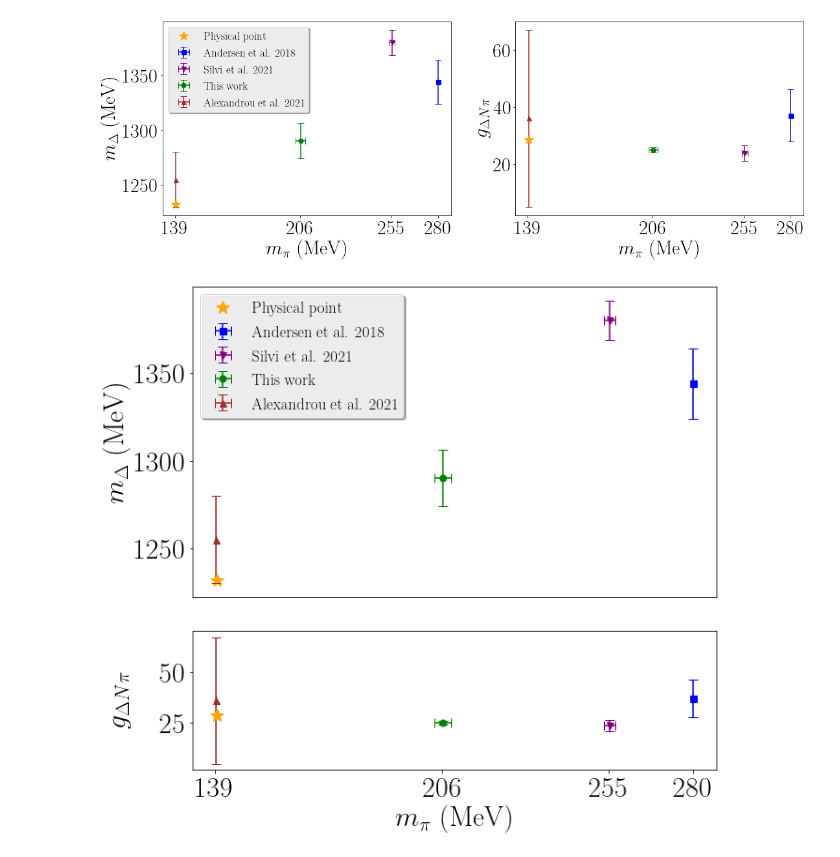
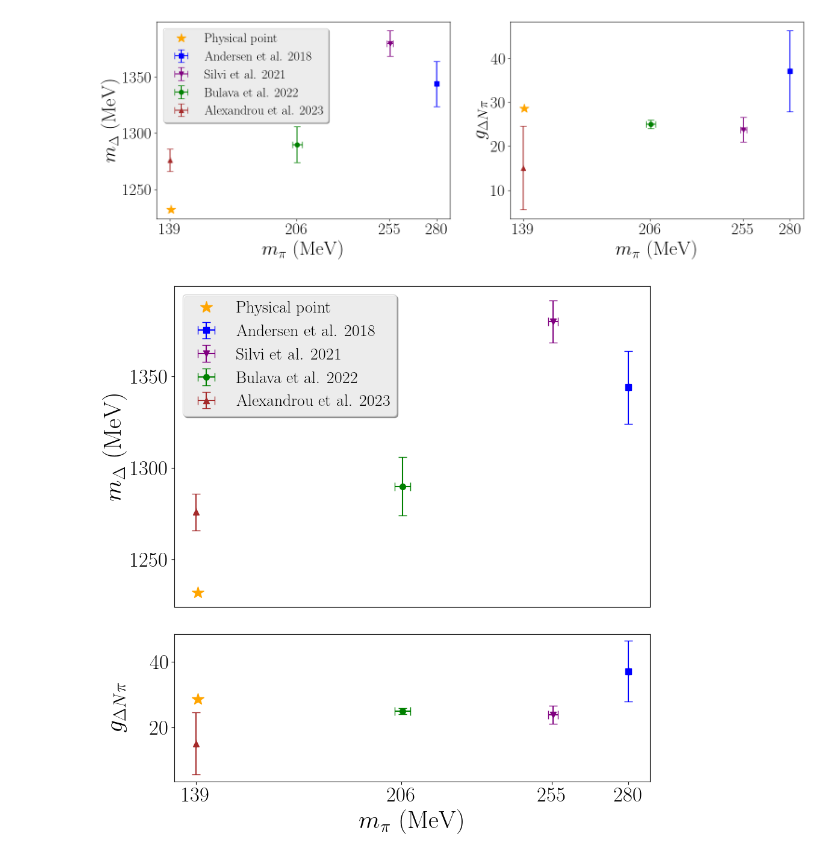
Before and after one commit to xinucode/sigmond_python_plots, a Jupyter notebook: m_delta/m_delta_plot.ipynb, the cells around one changed output. Cells and saved outputs as stored; diff of their text form; code cells hidden in the pictures.

```diff
--- a/m_delta/m_delta_plot.ipynb
+++ b/m_delta/m_delta_plot.ipynb
@@ -15,17 +15,26 @@ plt.style.use('../spectrum.mplstyle')
 # %%
 #data and settings
 #{label:[m_pi value, m_pi error,m_\Delta value, m_\Delta error, plot index],...} (MeV) #mpi err 2.6
-mdelta_data = {"Andersen et al. 2018":[280,0.0,1344,20,1],"Silvi et al. 2021":[255.4,1.6,1380,11.4,3],"This work":[206.3,2.5,1290,16,0]}
+mdelta_data = {"Andersen et al. 2018":[280,0.0,1344,20,1],"Silvi et al. 2021":[255.4,1.6,1380,11.4,3]}
 mdelta_physical_point = [139.5704,0.002,1232,2,2]
 
-g_data = {"Andersen et al. 2018":[280,0.0,37.1,9.2,1],"Silvi et al. 2021":[255.4,1.6,23.8,2.8,3],"This work":[206.3,2.5,24.995,0.946,0]}
+g_data = {"Andersen et al. 2018":[280,0.0,37.1,9.2,1],"Silvi et al. 2021":[255.4,1.6,23.8,2.8,3]}
 g_physical_point = [139.5704,0.002,28.6,0.3,2]
 # %%
 # #additional plot for fernando:
 # mdelta_data = {"Andersen et al. 2018":[280,0.0,1344,20,1],"Silvi et al. 2021":[255.4,1.6,1380,11.4,3],"Alexandrou et al. 2021":[139.43,0.0,1255,25,4],"This work":[206.3,2.5,1290,16,0]}
-mdelta_data["Alexandrou et al. 2021"] = [139.43,0.0,1255,25,4]
+# mdelta_data["Alexandrou et al. 2021"] = [139.43,0.0,1255,25,4]
 # g_data = {"Andersen et al. 2018":[280,0.0,37.1,9.2,1],"Silvi et al. 2021":[255.4,1.6,23.8,2.8,3],"Alexandrou et al. 2021":[139.43,0.0,36,31,4],"This work":[206.3,2.5,24.995,0.946,0]}
-g_data["Alexandrou et al. 2021"] = [139.43,0.0,36,31,4]
+# g_data["Alexandrou et al. 2021"] = [139.43,0.0,36,31,4]
+# %%
+# #additional plot for fernando:
+# mdelta_data = {"Andersen et al. 2018":[280,0.0,1344,20,1],"Silvi et al. 2021":[255.4,1.6,1380,11.4,3],"Alexandrou et al. 2021":[139.43,0.0,1255,25,4],"This work":[206.3,2.5,1290,16,0]}
+mdelta_data["Bulava et al. 2022"] = [206.3,2.5,1290,16,0]
+# g_data = {"Andersen et al. 2018":[280,0.0,37.1,9.2,1],"Silvi et al. 2021":[255.4,1.6,23.8,2.8,3],"Alexandrou et al. 2021":[139.43,0.0,36,31,4],"This work":[206.3,2.5,24.995,0.946,0]}
+g_data["Bulava et al. 2022"] = [206.3,2.5,24.995,0.946,0]
+# %%
+mdelta_data["Alexandrou et al. 2023"] = [139,0.0,1276,10,4]
+g_data["Alexandrou et al. 2023"] = [139,0.0,15.1,9.5,4]
 # %%
 mpis = [np.floor(mdelta_data[label][0]) for label in mdelta_data.keys()]
 mpis.append(np.floor(mdelta_physical_point[0]))
@@ -60,40 +69,43 @@ plt.ylabel(r"$g_{\Delta N\pi}$")
 plt.tight_layout()
 plt.savefig("m_delta.pdf")
 # %% [output]
-[figure, old version]
+[figure, new version]
 # %%
 f = plt.figure()
 f.set_figwidth(10)
-f.set_figheight(9)
+f.set_figheight(10)
 
 plt.subplot(3, 1, (1,2))
 plt.plot(mdelta_physical_point[0],mdelta_physical_point[2], color=settings.colors[mdelta_physical_point[4]],lw=0.0, marker="*", label="Physical point",markersize=15)
 
 for label in mdelta_data.keys():
     plt.errorbar(x=mdelta_data[label][0],xerr=mdelta_data[label][1],y=mdelta_data[label][2],yerr=mdelta_data[label][3],capsize=5, color=settings.colors[mdelta_data[label][4]], marker=settings.markers[mdelta_data[label][4]],linestyle="", linewidth=0.0, elinewidth=1.5,label=label,markersize=7)
 
 
 # plt.xlabel(r"$m_\pi$ (MeV)")
 plt.xticks(ticks=[],labels=[])
 plt.ylabel(r"$m_\Delta$ (MeV)")
-plt.legend(loc="upper left")
+# plt.legend(loc="upper left")
 
 plt.subplot(3, 1, 3)
 
 plt.plot(g_physical_point[0],g_physical_point[2], color=settings.colors[g_physical_point[4]],lw=0.0, marker="*", label="Physical point",markersize=15)
 
 for label in g_data.keys():
     plt.errorbar(x=g_data[label][0],xerr=g_data[label][1],y=g_data[label][2],yerr=g_data[label][3],capsize=5, color=settings.colors[g_data[label][4]], marker=settings.markers[g_data[label][4]], linewidth=0.0, elinewidth=1.5,label=label,markersize=7)
 
+plt.subplot(3, 1, (1,2))
+plt.legend(loc="upper left")
+plt.subplot(3, 1, 3)
 
 plt.xticks(ticks=list(set(mpis)))
 
 plt.xlabel(r"$m_\pi$ (MeV)")
 plt.ylabel(r"$g_{\Delta N\pi}$")
 # plt.legend(loc="upper left")
 
 f.align_ylabels()
 plt.tight_layout()
 plt.savefig("m_delta2.pdf")
 # %% [output]
-[figure, old version]
+[figure, new version]
```
Also changed, not shown: 6 other files.
